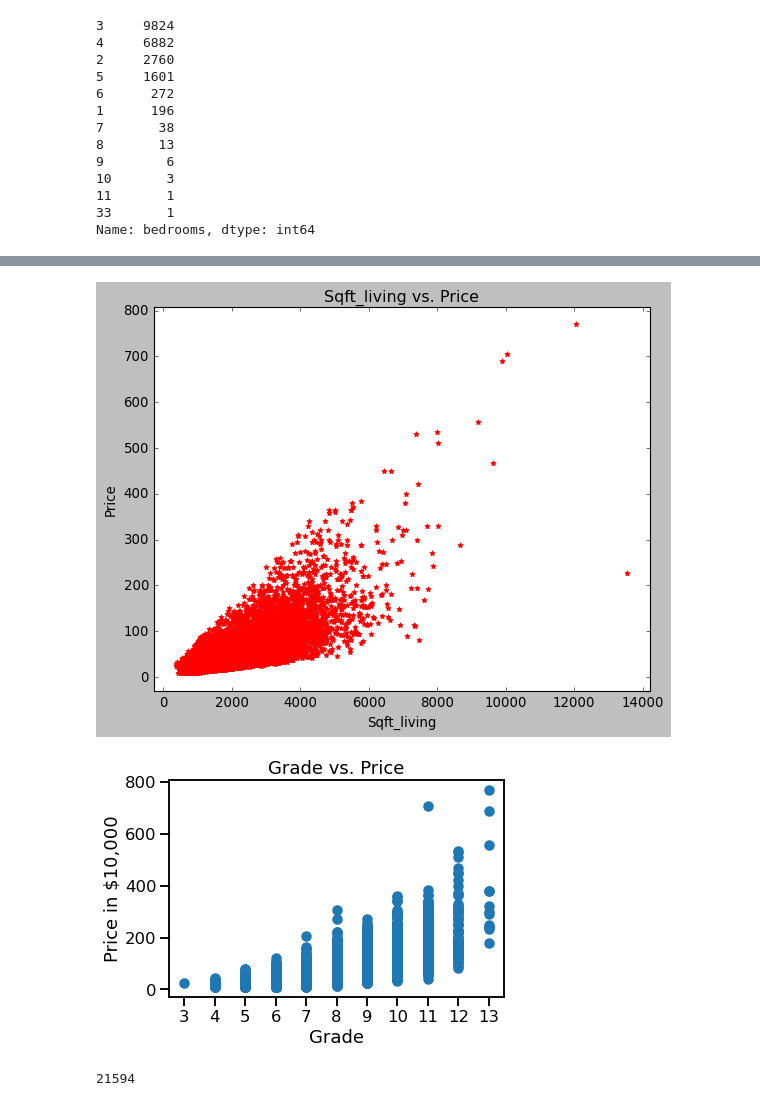
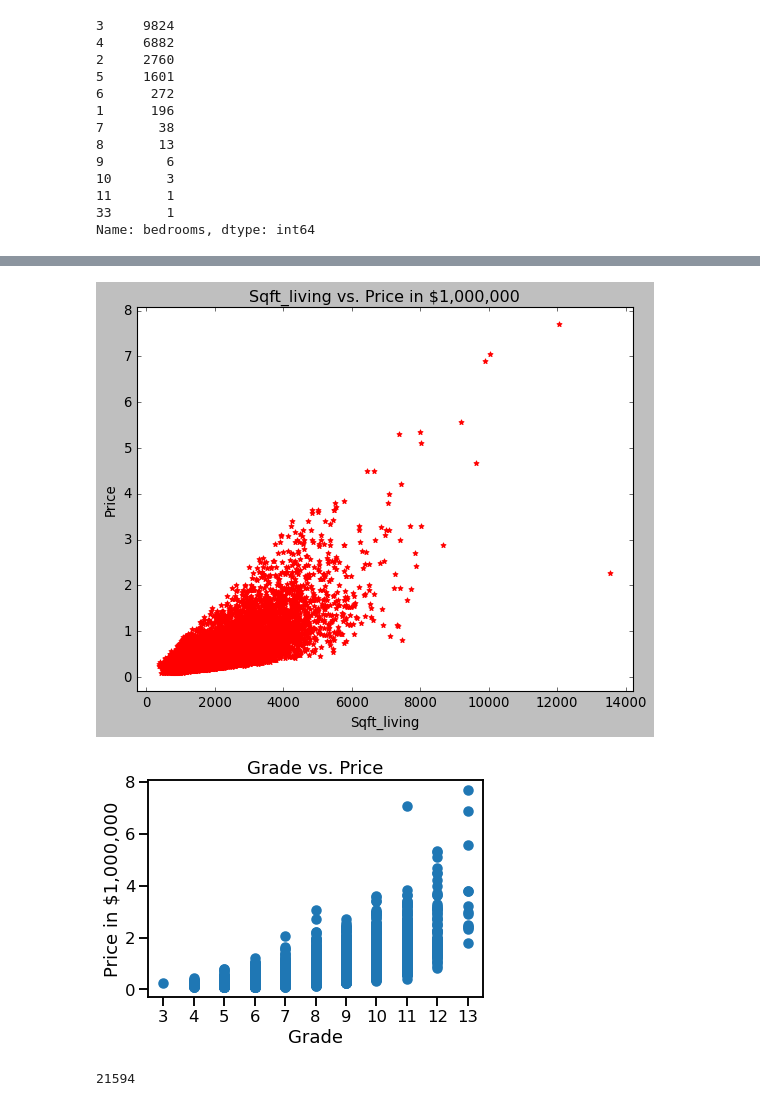
Before and after one commit to mzimmer52/Module-2, a Jupyter notebook: Final Version.ipynb, the cells around one changed output, grey strips where cells are left out. Saved outputs shown, nothing was run; the diff lists cells and outputs as text; code cells hidden in the pictures.

```diff
--- a/Final Version.ipynb
+++ b/Final Version.ipynb
@@ -139,22 +139,22 @@ with plt.style.context("fivethirtyeight"):
 df = df[df["bedrooms"] != 33]
 # %%
 with plt.style.context("classic"):
-    plt.scatter(df.sqft_living, df.price/10000, color = 'r', marker = "*");
+    plt.scatter(df.sqft_living, df.price/1000000, color = 'r', marker = "*");
     plt.xlabel("Sqft_living")
     plt.ylabel("Price")
-    plt.title("Sqft_living vs. Price")
+    plt.title("Sqft_living vs. Price in $1,000,000")
 df.sqft_living.max()
 df = df[df["sqft_living"] != 13540]
 # %% [output]
-[figure, old version]
+[figure, new version]
 # %%
-plt.scatter(df.grade, df.price/10000)
+plt.scatter(df.grade, df.price/1000000)
 plt.xticks(np.arange(3,14,1));
 plt.xlabel("Grade");
-plt.ylabel("Price in $10,000");
+plt.ylabel("Price in $1,000,000");
 plt.title("Grade vs. Price");
 # %% [output]
-[figure, old version]
+[figure, new version]
 # %%
 df[df["grade"] == 11]["price"].max() # 7060000
 df[df["price"] == 7060000].count() #making sure only one house costs 7060000
```
Also changed, not shown: parts of 30 cells of this notebook, 3 other files.
